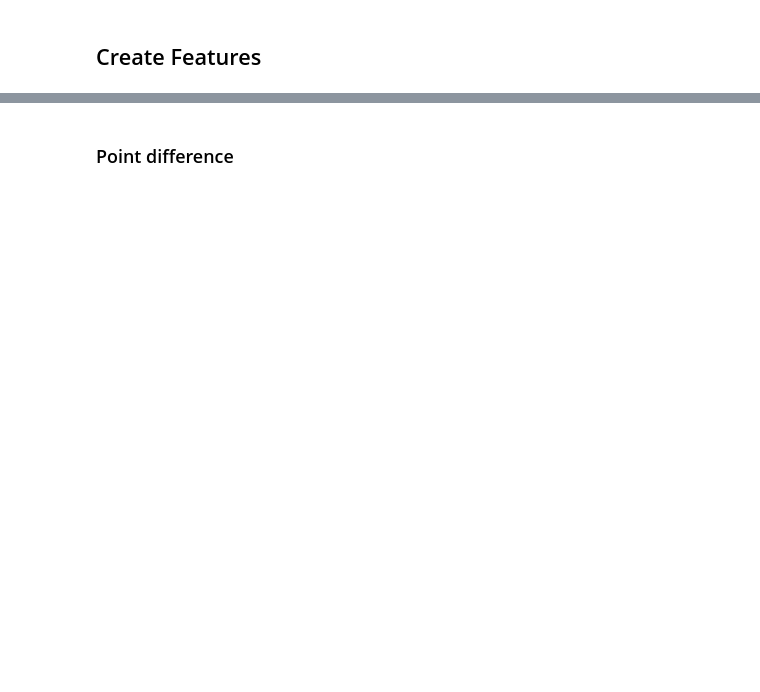
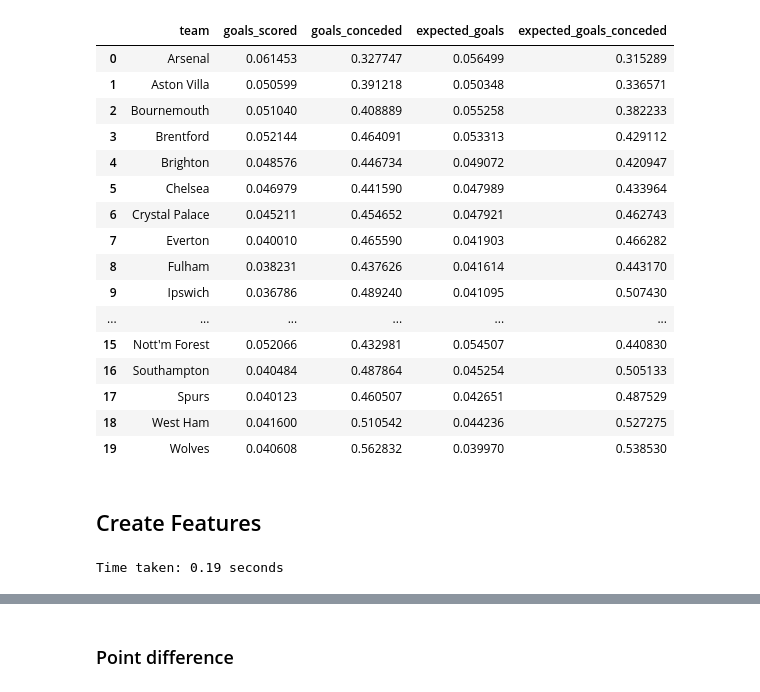
Before and after one commit to ThePyLord/FPL_Selector, a Jupyter notebook: src/analysis.ipynb, the cells around one changed output, grey strips where cells are left out. Cells and saved outputs as stored; diff of their text form; code cells hidden in the pictures; blank space fills up the shorter version.

```diff
--- a/src/analysis.ipynb
+++ b/src/analysis.ipynb
@@ -68,2 +124,48 @@ team_df['team_id'] = team_df.index + 1 # Create a unique id for the teams
+# %%
+team_strength = (
+    df.groupby("team")
+    .agg(
+        {
+            "goals_scored": "mean",
+            "goals_conceded": "mean",
+            "expected_goals": "mean",
+            "expected_goals_conceded": "mean",
+        }
+    )
+    .rolling(5, min_periods=1)
+    .mean()
+)
+team_strength.reset_index(inplace=True)
+# df['opponent_strength'] = df['opponent_team'].map(team_strength['goals_scored'])
+# df[['team', 'opponent_team', 'opponent_strength', 'goals_scored']].head(20)
+# df['opponent_team'].unique().sort(axis = 1, inplace = True)
+# team_strength
+df[['team', ]]
+# %% [output]
+|  | team | goals_scored | goals_conceded | expected_goals | expected_goals_conceded |
+| 0 | Arsenal | 0.061453 | 0.327747 | 0.056499 | 0.315289 |
+| 1 | Aston Villa | 0.050599 | 0.391218 | 0.050348 | 0.336571 |
+| 2 | Bournemouth | 0.051040 | 0.408889 | 0.055258 | 0.382233 |
+| 3 | Brentford | 0.052144 | 0.464091 | 0.053313 | 0.429112 |
+| 4 | Brighton | 0.048576 | 0.446734 | 0.049072 | 0.420947 |
+| 5 | Chelsea | 0.046979 | 0.441590 | 0.047989 | 0.433964 |
+| 6 | Crystal Palace | 0.045211 | 0.454652 | 0.047921 | 0.462743 |
+| 7 | Everton | 0.040010 | 0.465590 | 0.041903 | 0.466282 |
+| 8 | Fulham | 0.038231 | 0.437626 | 0.041614 | 0.443170 |
+| 9 | Ipswich | 0.036786 | 0.489240 | 0.041095 | 0.507430 |
+| ... | ... | ... | ... | ... | ... |
+| 15 | Nott'm Forest | 0.052066 | 0.432981 | 0.054507 | 0.440830 |
+| 16 | Southampton | 0.040484 | 0.487864 | 0.045254 | 0.505133 |
+| 17 | Spurs | 0.040123 | 0.460507 | 0.042651 | 0.487529 |
+| 18 | West Ham | 0.041600 | 0.510542 | 0.044236 | 0.527275 |
+| 19 | Wolves | 0.040608 | 0.562832 | 0.039970 | 0.538530 |
 # %% [markdown]
 ## Create Features
+# %%
+df['kickoff_time'] = pd.to_datetime(df['kickoff_time'], utc=True)
+feat_eng_est = FplPreprocessor(rolling_windows=[5])
+feat_eng_df = feat_eng_est.transform(df)
+# feat_eng_df.info()
+# print(feat_eng_df.shape)
+# %% [output]
+Time taken: 0.19 seconds
```
Also changed, not shown: parts of 18 cells of this notebook, 6 other files.
